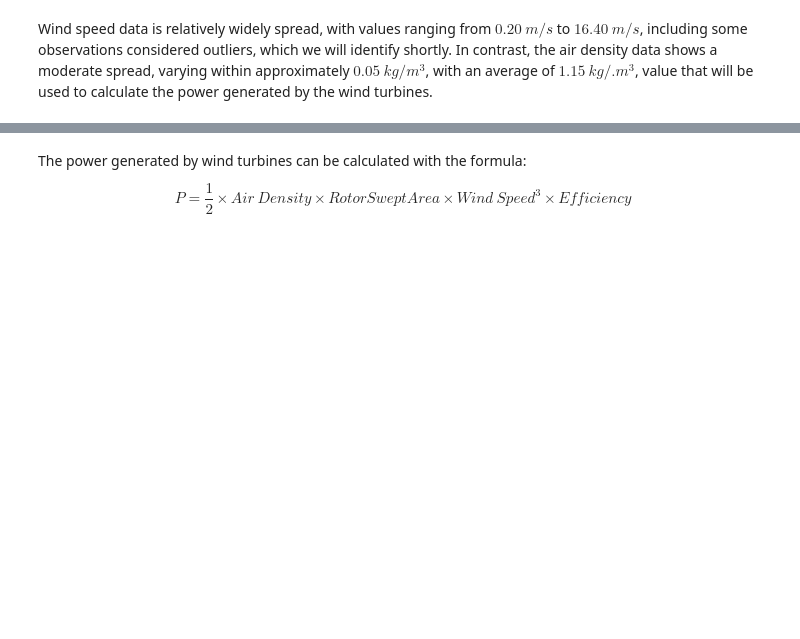
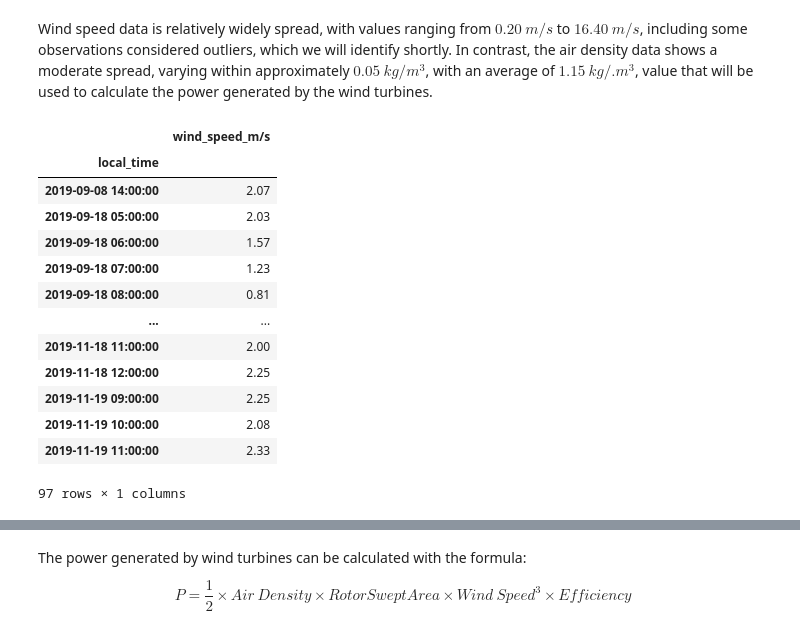
Before and after one commit to daniel-epm/guajira_wind_data, a Jupyter notebook: guajira_wind.ipynb, the cells around one changed output, grey strips where cells are left out. Drawn from its saved outputs; the diff is of its cells as text; code cells hidden in the pictures; blank space fills up the shorter version.

```diff
--- a/guajira_wind.ipynb
+++ b/guajira_wind.ipynb
@@ -253 +266,25 @@ Correlation: 0.23607921275863908
 Wind speed data is relatively widely spread, with values ranging from $0.20 \: m/s$ to $16.40 \: m/s$, including some observations considered outliers, which we will identify shortly. In contrast, the air density data shows a moderate spread, varying within approximately $0.05 \: kg/m^3$, with an average of $1.15 \: kg/.m^3$, value that will be used to calculate the power generated by the wind turbines.
+# %%
+# Outliers identification
+q1 = wind_df.quantile(0.25)
+q3 = wind_df.quantile(0.75)
+iqr = q3 - q1
+lwr = q1 - 1.5 * iqr
+
+wind_speed_outliers = wind_df[wind_df['wind_speed_m/s'] < lwr[0]][['wind_speed_m/s']]
+wind_speed_outliers
+# %% [output]
+|  | wind_speed_m/s |
+| local_time |  |
+| 2019-09-08 14:00:00 | 2.07 |
+| 2019-09-18 05:00:00 | 2.03 |
+| 2019-09-18 06:00:00 | 1.57 |
+| 2019-09-18 07:00:00 | 1.23 |
+| 2019-09-18 08:00:00 | 0.81 |
+| ... | ... |
+| 2019-11-18 11:00:00 | 2.00 |
+| 2019-11-18 12:00:00 | 2.25 |
+| 2019-11-19 09:00:00 | 2.25 |
+| 2019-11-19 10:00:00 | 2.08 |
+| 2019-11-19 11:00:00 | 2.33 |
+97 rows × 1 columns
```
Also changed, not shown: parts of 7 cells of this notebook.
